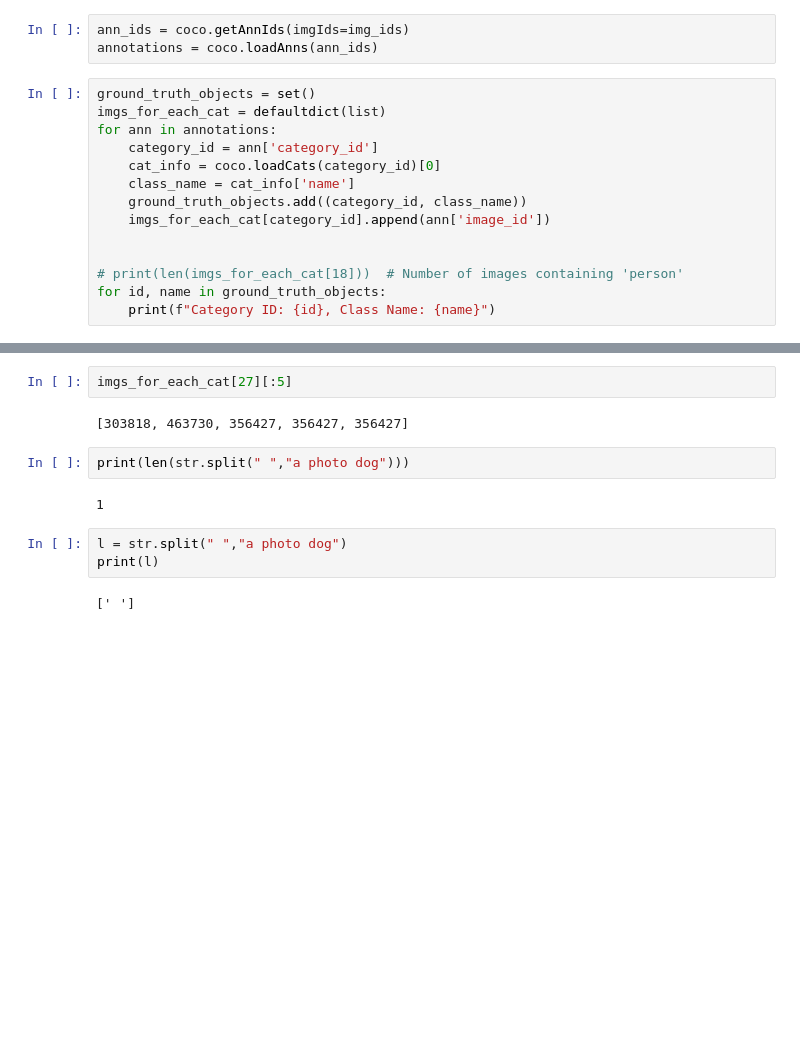
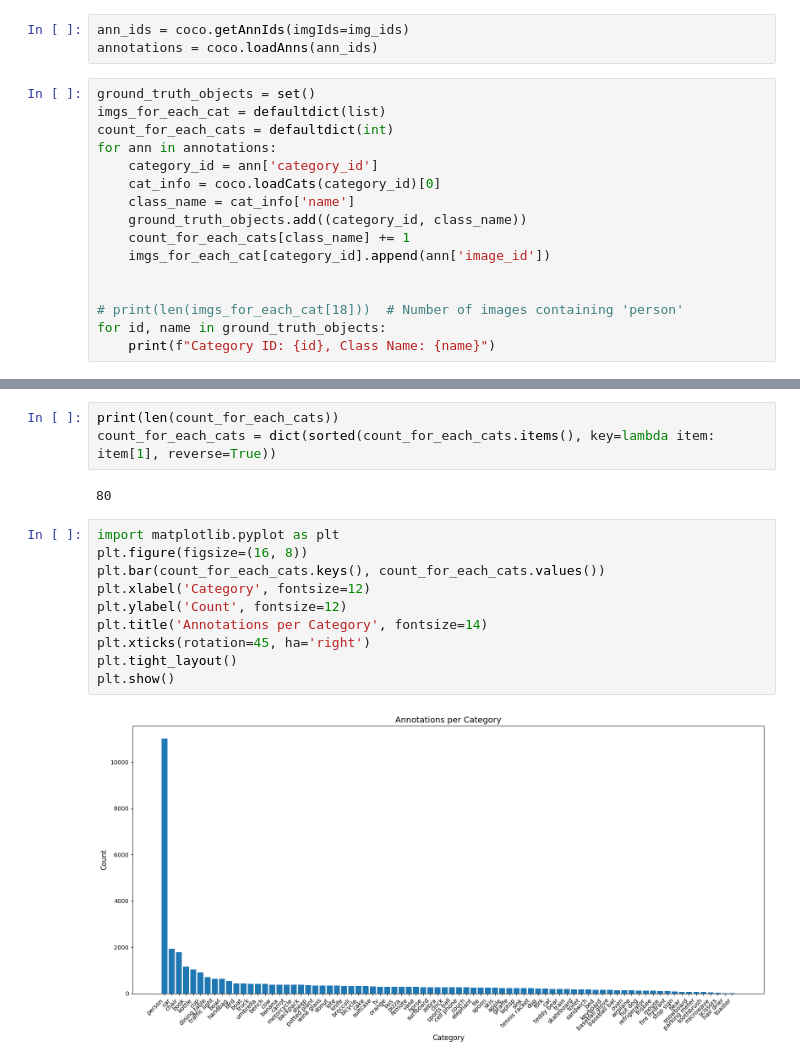
Before and after one commit to Ushnesha/taxonomy-driven-ovs-models, a Jupyter notebook: dataset.ipynb, the cells around one changed output, grey strips where cells are left out. Saved outputs shown, nothing was run; the diff lists cells and outputs as text; blank space fills up the shorter version.

```diff
--- a/dataset.ipynb
+++ b/dataset.ipynb
@@ -62,11 +75,13 @@ annotations = coco.loadAnns(ann_ids)
 # %%
 ground_truth_objects = set()
 imgs_for_each_cat = defaultdict(list)
+count_for_each_cats = defaultdict(int)
 for ann in annotations:
     category_id = ann['category_id']
     cat_info = coco.loadCats(category_id)[0]
     class_name = cat_info['name']
     ground_truth_objects.add((category_id, class_name))
+    count_for_each_cats[class_name] += 1
     imgs_for_each_cat[category_id].append(ann['image_id'])
 
 
@@ -94,13 +109,17 @@ Category ID: 35, Class Name: skis
-# %%
-imgs_for_each_cat[27][:5]
-# %% [output]
-[303818, 463730, 356427, 356427, 356427]
-# %%
-print(len(str.split(" ","a photo dog")))
-# %% [output]
-1
-# %%
-l = str.split(" ","a photo dog")
-print(l)
-# %% [output]
-[' ']
+# %%
+print(len(count_for_each_cats))
+count_for_each_cats = dict(sorted(count_for_each_cats.items(), key=lambda item: item[1], reverse=True))
+# %% [output]
+80
+# %%
+import matplotlib.pyplot as plt
+plt.figure(figsize=(16, 8))
+plt.bar(count_for_each_cats.keys(), count_for_each_cats.values())
+plt.xlabel('Category', fontsize=12)
+plt.ylabel('Count', fontsize=12)
+plt.title('Annotations per Category', fontsize=14)
+plt.xticks(rotation=45, ha='right')
+plt.tight_layout()
+plt.show()
+# %% [output]
+[figure, added]
```
Also changed, not shown: parts of 8 cells of this notebook, 37 other files.
